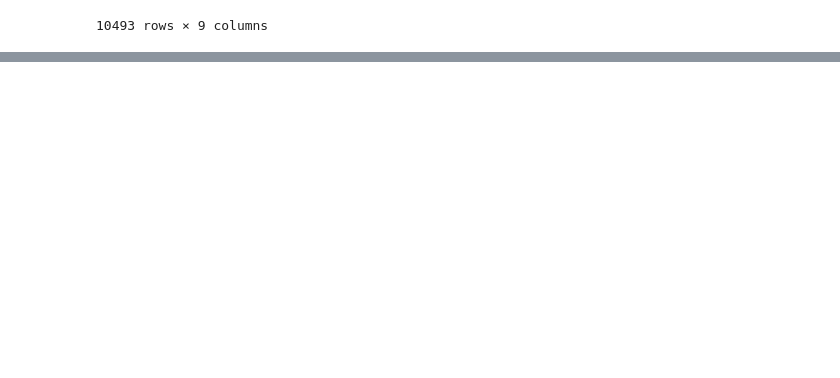
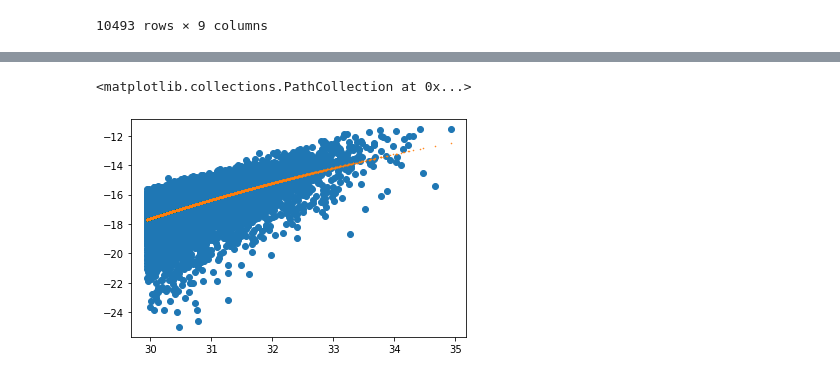
Before and after one commit to antolonappan/kSZscaler, a Jupyter notebook: Notebooks/density.ipynb, the cells around one changed output, grey strips where cells are left out. Cells and saved outputs as stored; diff of their text form; code cells hidden in the pictures; blank space fills up the shorter version.

```diff
--- a/Notebooks/density.ipynb
+++ b/Notebooks/density.ipynb
@@ -49,3 +82,7 @@ dis.dataframe
 | 10491 | 93738.750000 | 219882.857143 | 4596.666143 | 1.075313e+13 | 646.156878 | 49 | 2.811207 | 4246 | ... |
 | 10492 | 13571.766143 | 74712.148571 | 410237.100000 | 1.065411e+13 | 443.249986 | 12 | 0.688459 | 2009 | ... |
 10493 rows × 9 columns
+# %%
+a = Analysis([62.5,15],'140','')
+# %%
+df = a.get_dataframe()
@@ -51,0 +105,2 @@ dis.dataframe
+# %%
+popt,pcov,yfit_log = a.scaling.Y_M_fit()
@@ -51,0 +110,6 @@ dis.dataframe
+# %%
+plt.scatter(df['M'],df['Y'])
+plt.scatter(df['M'],popt[0]*df['M']**popt[1],s=.3)
+# %% [output]
+<matplotlib.collections.PathCollection at 0x...>
+[figure, added]
```
Also changed, not shown: parts of 6 cells of this notebook, 1 other file.
